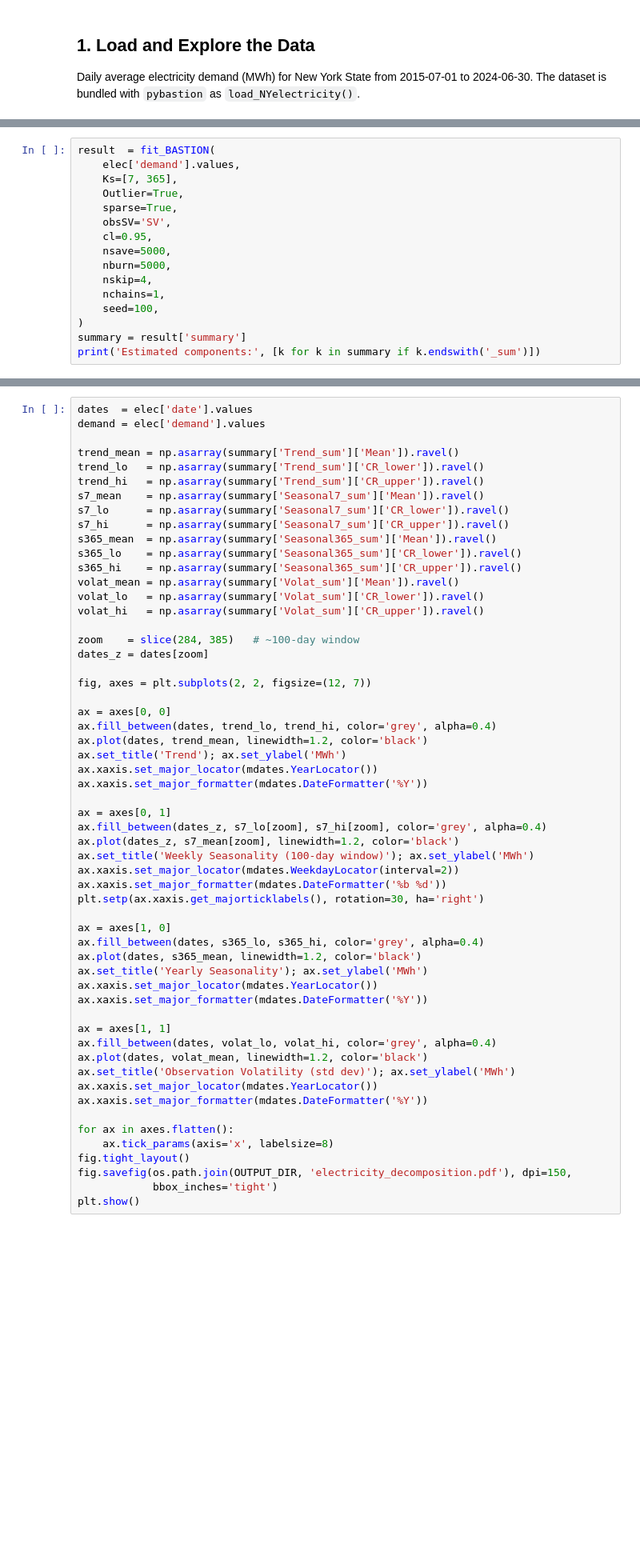
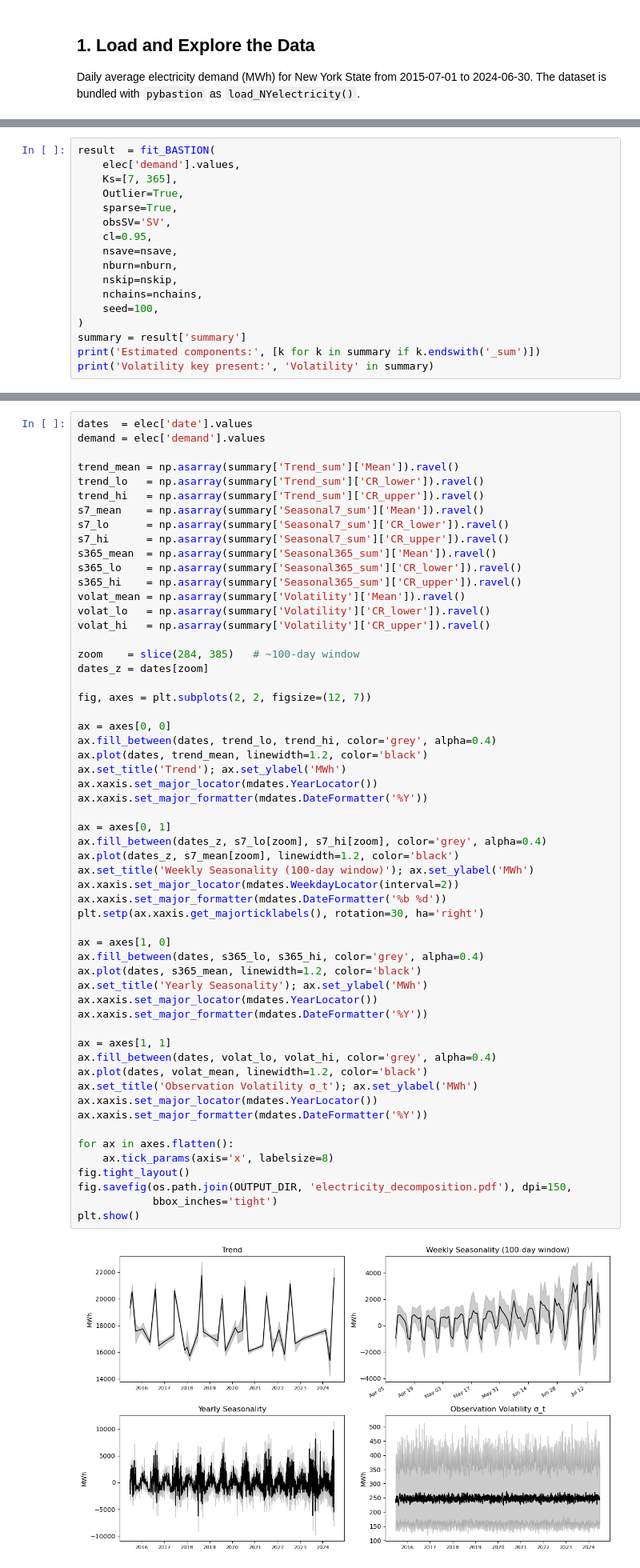
Before and after one commit to danielandresarcones/pyBASTION, a Jupyter notebook: notebooks/example_electricity.ipynb, the cells around one changed output, grey strips where cells are left out. Shown at 80% size. Saved outputs shown, nothing was run; the diff lists cells and outputs as text; blank space fills up the shorter version.

```diff
--- a/notebooks/example_electricity.ipynb
+++ b/notebooks/example_electricity.ipynb
@@ -92,11 +109,12 @@ result  = fit_BASTION(
     sparse=True,
     obsSV='SV',
     cl=0.95,
-    nsave=5000,
-    nburn=5000,
-    nskip=4,
-    nchains=1,
+    nsave=nsave,
+    nburn=nburn,
+    nskip=nskip,
+    nchains=nchains,
     seed=100,
 )
 summary = result['summary']
 print('Estimated components:', [k for k in summary if k.endswith('_sum')])
+print('Volatility key present:', 'Volatility' in summary)
@@ -121,9 +141,9 @@ s7_hi      = np.asarray(summary['Seasonal7_sum']['CR_upper']).ravel()
 s365_mean  = np.asarray(summary['Seasonal365_sum']['Mean']).ravel()
 s365_lo    = np.asarray(summary['Seasonal365_sum']['CR_lower']).ravel()
 s365_hi    = np.asarray(summary['Seasonal365_sum']['CR_upper']).ravel()
-volat_mean = np.asarray(summary['Volat_sum']['Mean']).ravel()
-volat_lo   = np.asarray(summary['Volat_sum']['CR_lower']).ravel()
-volat_hi   = np.asarray(summary['Volat_sum']['CR_upper']).ravel()
+volat_mean = np.asarray(summary['Volatility']['Mean']).ravel()
+volat_lo   = np.asarray(summary['Volatility']['CR_lower']).ravel()
+volat_hi   = np.asarray(summary['Volatility']['CR_upper']).ravel()
 
 zoom    = slice(284, 385)   # ~100-day window
 dates_z = dates[zoom]
@@ -137,34 +157,36 @@ ax.set_title('Trend'); ax.set_ylabel('MWh')
 ax.xaxis.set_major_locator(mdates.YearLocator())
 ax.xaxis.set_major_formatter(mdates.DateFormatter('%Y'))
 
 ax = axes[0, 1]
 ax.fill_between(dates_z, s7_lo[zoom], s7_hi[zoom], color='grey', alpha=0.4)
 ax.plot(dates_z, s7_mean[zoom], linewidth=1.2, color='black')
 ax.set_title('Weekly Seasonality (100-day window)'); ax.set_ylabel('MWh')
 ax.xaxis.set_major_locator(mdates.WeekdayLocator(interval=2))
 ax.xaxis.set_major_formatter(mdates.DateFormatter('%b %d'))
 plt.setp(ax.xaxis.get_majorticklabels(), rotation=30, ha='right')
 
 ax = axes[1, 0]
 ax.fill_between(dates, s365_lo, s365_hi, color='grey', alpha=0.4)
 ax.plot(dates, s365_mean, linewidth=1.2, color='black')
 ax.set_title('Yearly Seasonality'); ax.set_ylabel('MWh')
 ax.xaxis.set_major_locator(mdates.YearLocator())
 ax.xaxis.set_major_formatter(mdates.DateFormatter('%Y'))
 
 ax = axes[1, 1]
 ax.fill_between(dates, volat_lo, volat_hi, color='grey', alpha=0.4)
 ax.plot(dates, volat_mean, linewidth=1.2, color='black')
-ax.set_title('Observation Volatility (std dev)'); ax.set_ylabel('MWh')
+ax.set_title('Observation Volatility σ_t'); ax.set_ylabel('MWh')
 ax.xaxis.set_major_locator(mdates.YearLocator())
 ax.xaxis.set_major_formatter(mdates.DateFormatter('%Y'))
 
 for ax in axes.flatten():
     ax.tick_params(axis='x', labelsize=8)
 fig.tight_layout()
 fig.savefig(os.path.join(OUTPUT_DIR, 'electricity_decomposition.pdf'), dpi=150,
             bbox_inches='tight')
 plt.show()
+# %% [output]
+[figure, added]
 # %% [markdown]
 ## 4. Time-Varying Volatility in Detail
 
```
Also changed, not shown: parts of 11 cells of this notebook, 2 other files.
